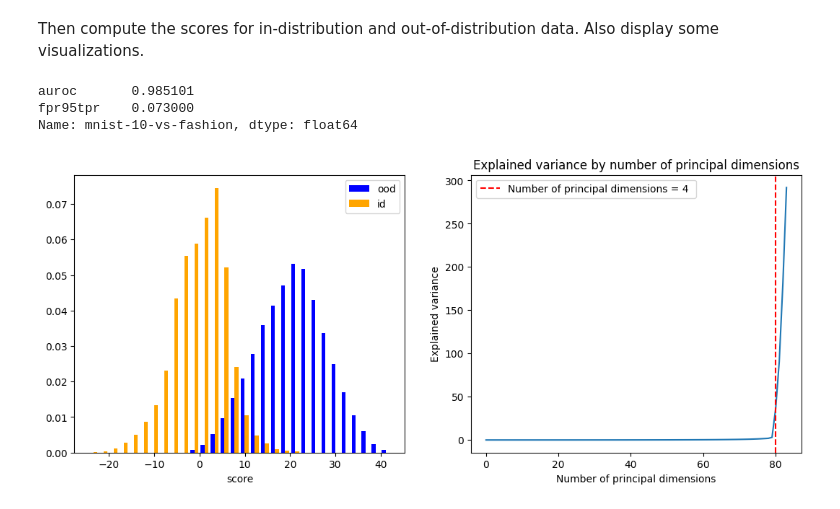
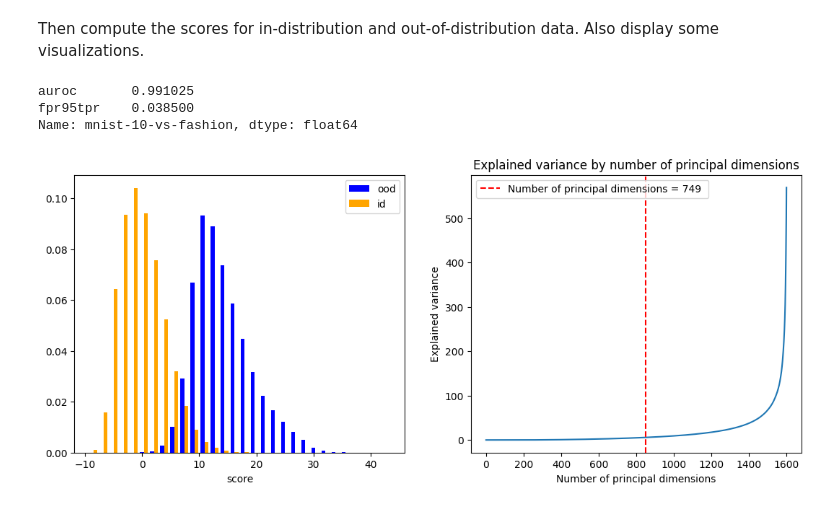
Before and after one commit to deel-ai/oodeel, a Jupyter notebook: docs/notebooks/torch/demo_vim_torch.ipynb, the cells around one changed output. Cells and saved outputs as stored; diff of their text form; code cells hidden in the pictures.

```diff
--- a/docs/notebooks/torch/demo_vim_torch.ipynb
+++ b/docs/notebooks/torch/demo_vim_torch.ipynb
@@ -41,9 +41,9 @@ os.makedirs(data_path, exist_ok=True)
 # %% [markdown]
 /!\ We denote In-Distribution (ID) data with `_in` and Out-Of-Distribution (OOD) data with `_out` to avoid confusion with OOD detection which is the name of the task, and is therefore used to denote core classes such as `OODDataset` and `OODModel`.
 # %%
-oods_in = OODDataset('MNIST', split="test", backend="torch", load_kwargs={"root": data_path, "download": True})
-oods_out = OODDataset('FashionMNIST', split="test", backend="torch", load_kwargs={"root": data_path, "download": True})
-oods_train = OODDataset('MNIST', split="train", backend="torch", load_kwargs={"root": data_path, "download": True})
+oods_in = OODDataset('MNIST', backend="torch", load_kwargs={"root": data_path, "train": False, "download": True})
+oods_out = OODDataset('FashionMNIST', backend="torch", load_kwargs={"root": data_path, "train": False, "download": True})
+oods_train = OODDataset('MNIST', backend="torch", load_kwargs={"root": data_path, "train": True, "download": True})
 
 def preprocess_fn(inputs):
     x = inputs[0] / 255.0
@@ -61,16 +61,15 @@ try:
 
 except OSError:
     train_config = {
-        "input_shape": (1, 28, 28),
+        "model_name": "toy_convnet",
         "num_classes": 10,
-        "batch_size": 128,
-        "is_prepared": True,
         "epochs": 5,
+        "lr_scheduler": "steps",
         "save_dir": model_path_mnist,
         "validation_data": ds_in  # ds_in is actually the test set of MNIST
     }
 
-    model = train_convnet_classifier_torch(ds_train, **train_config) #ds_train is actually the train set of MNIST
+    model = train_torch_model(ds_train, **train_config) #ds_train is actually the train set of MNIST
 
 model.eval()
 model = model.to(device)
@@ -81,7 +80,7 @@ In this variant, we explicitely select the number of principal vectors to exclud
 
 First, fit VIM to the model at hand.
 # %%
-princ_dims = 50  # default: 500 [TODO: train deeper convnet for MNIST like in tf]
+princ_dims = 500
 oodmodel = VIM(princ_dims=princ_dims)
 oodmodel.fit(model, ds_train)
 
@@ -134,25 +133,25 @@ Then compute the scores for in-distribution and out-of-distribution data. Also d
 # %%
 scores_in = oodmodel.score(ds_in)
 scores_out = oodmodel.score(ds_out)
 
 metrics = bench_metrics(
     (scores_in, scores_out),
-    metrics = ["auroc", "fpr95tpr",],
+    metrics = ["auroc", "fpr95tpr"],
     )
 metrics_fashion = pd.Series(metrics, name='mnist-10-vs-fashion')
 print(metrics_fashion)
 
 # plot hists / roc
 plt.figure(figsize=(13, 5))
 plt.subplot(121)
 plt.hist((scores_out, scores_in), bins=30, color=("blue", "orange"), label=("ood", "id"), density=True)
 plt.xlabel("score")
 plt.legend()
 plt.subplot(122)
 oodmodel.plot_spectrum()
 plt.show()
 # %% [output]
-auroc       0.985101
-fpr95tpr    0.073000
+auroc       0.991025
+fpr95tpr    0.038500
 Name: mnist-10-vs-fashion, dtype: float64
-[figure, old version]
+[figure, new version]
```
Also changed, not shown: parts of 3 cells of this notebook, 3 other files.
